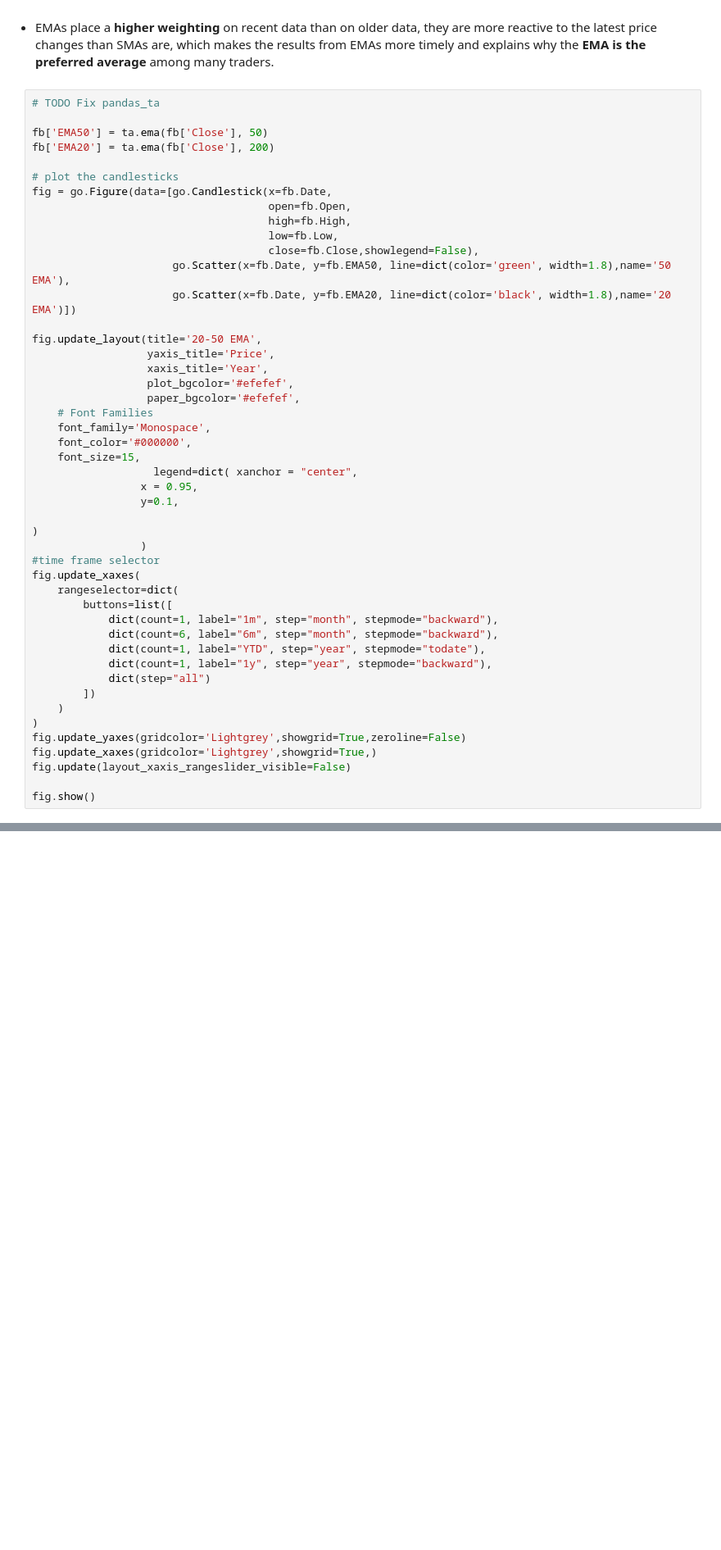
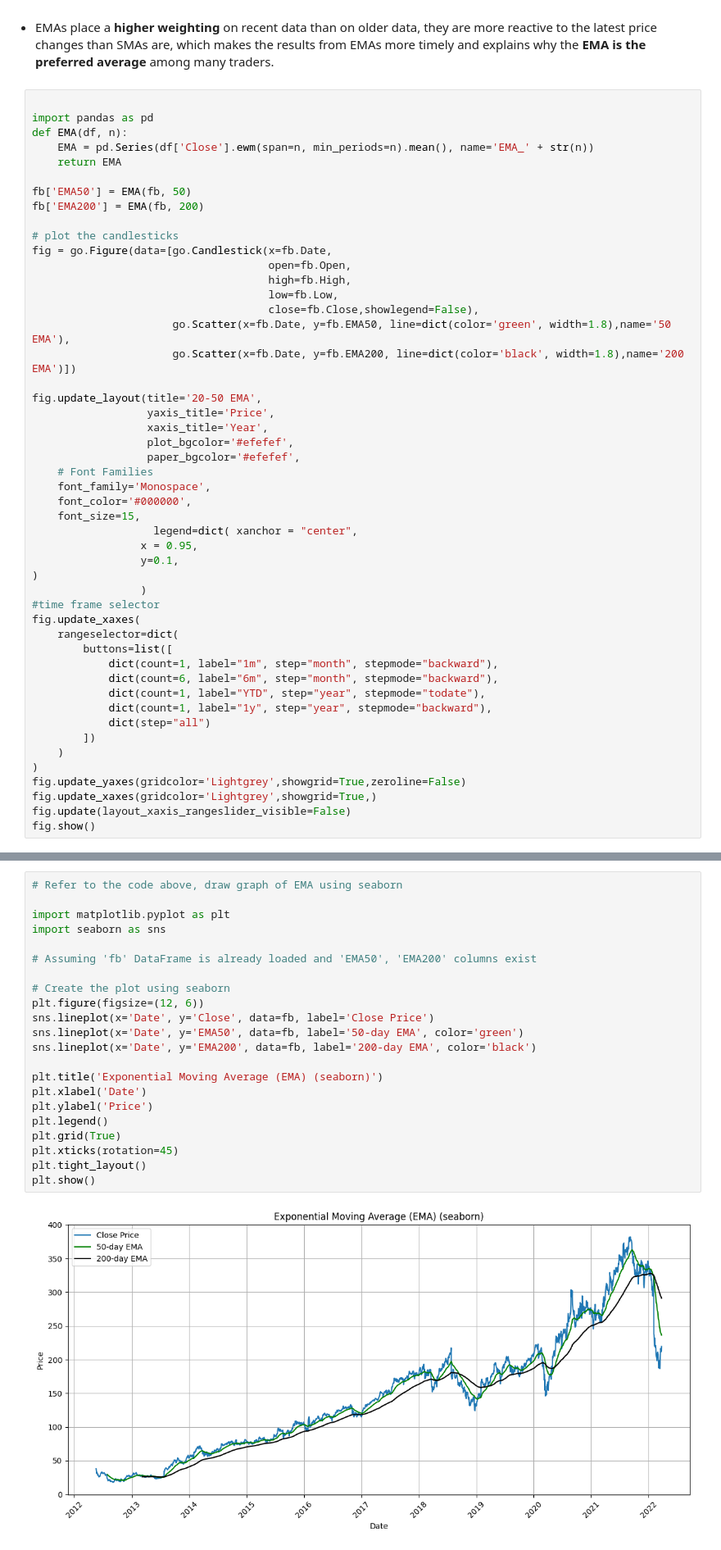
Before and after one commit to vuhung16au/MachineLearning-GenAI, a Jupyter notebook: StockPricePrediction/stock-price-prediction-using-lstm-analysis.ipynb, the cells around one changed output, grey strips where cells are left out. Shown at 82% size. Cells and saved outputs as stored; diff of their text form; blank space fills up the shorter version.

```diff
--- a/StockPricePrediction/stock-price-prediction-using-lstm-analysis.ipynb
+++ b/StockPricePrediction/stock-price-prediction-using-lstm-analysis.ipynb
@@ -453,10 +508,14 @@ font-size:15px;
            padding:5px;"><li>EMAs place a <b>higher weighting</b> on recent data than on older data, they are more reactive to the latest price changes than SMAs are, which makes the results from EMAs more timely and explains why the <b> EMA is the preferred average</b> among many traders.
     </li></ul>
 # %%
-# TODO Fix pandas_ta
 
-fb['EMA50'] = ta.ema(fb['Close'], 50)
-fb['EMA20'] = ta.ema(fb['Close'], 200)
+import pandas as pd
+def EMA(df, n):
+    EMA = pd.Series(df['Close'].ewm(span=n, min_periods=n).mean(), name='EMA_' + str(n))
+    return EMA
+
+fb['EMA50'] = EMA(fb, 50)
+fb['EMA200'] = EMA(fb, 200)
 
 # plot the candlesticks
 fig = go.Figure(data=[go.Candlestick(x=fb.Date,
@@ -465,7 +524,7 @@ fig = go.Figure(data=[go.Candlestick(x=fb.Date,
                                      low=fb.Low,
                                      close=fb.Close,showlegend=False),
                       go.Scatter(x=fb.Date, y=fb.EMA50, line=dict(color='green', width=1.8),name='50 EMA'),
-                      go.Scatter(x=fb.Date, y=fb.EMA20, line=dict(color='black', width=1.8),name='20 EMA')])
+                      go.Scatter(x=fb.Date, y=fb.EMA200, line=dict(color='black', width=1.8),name='200 EMA')])
 
 fig.update_layout(title='20-50 EMA',
                   yaxis_title='Price',
@@ -479,7 +538,6 @@ fig.update_layout(title='20-50 EMA',
                    legend=dict( xanchor = "center",
                  x = 0.95,
                  y=0.1,
-
 )
                  )
 #time frame selector
@@ -497,6 +555,5 @@ fig.update_xaxes(
 fig.update_yaxes(gridcolor='Lightgrey',showgrid=True,zeroline=False)
 fig.update_xaxes(gridcolor='Lightgrey',showgrid=True,)
 fig.update(layout_xaxis_rangeslider_visible=False)
-
 fig.show()
 # %% [output]
@@ -504,3 +561,27 @@ NameError: name 'ta' is not defined
+# %%
+# Refer to the code above, draw graph of EMA using seaborn
+
+import matplotlib.pyplot as plt
+import seaborn as sns
+
+# Assuming 'fb' DataFrame is already loaded and 'EMA50', 'EMA200' columns exist
+
+# Create the plot using seaborn
+plt.figure(figsize=(12, 6))
+sns.lineplot(x='Date', y='Close', data=fb, label='Close Price')
+sns.lineplot(x='Date', y='EMA50', data=fb, label='50-day EMA', color='green')
+sns.lineplot(x='Date', y='EMA200', data=fb, label='200-day EMA', color='black')
+
+plt.title('Exponential Moving Average (EMA) (seaborn)')
+plt.xlabel('Date')
+plt.ylabel('Price')
+plt.legend()
+plt.grid(True)
+plt.xticks(rotation=45)
+plt.tight_layout()
+plt.show()
+# %% [output]
+[figure, added]
 # %% [markdown]
 # MACD Strategy
 # %% [markdown]
```
Also changed, not shown: parts of 6 cells of this notebook.
